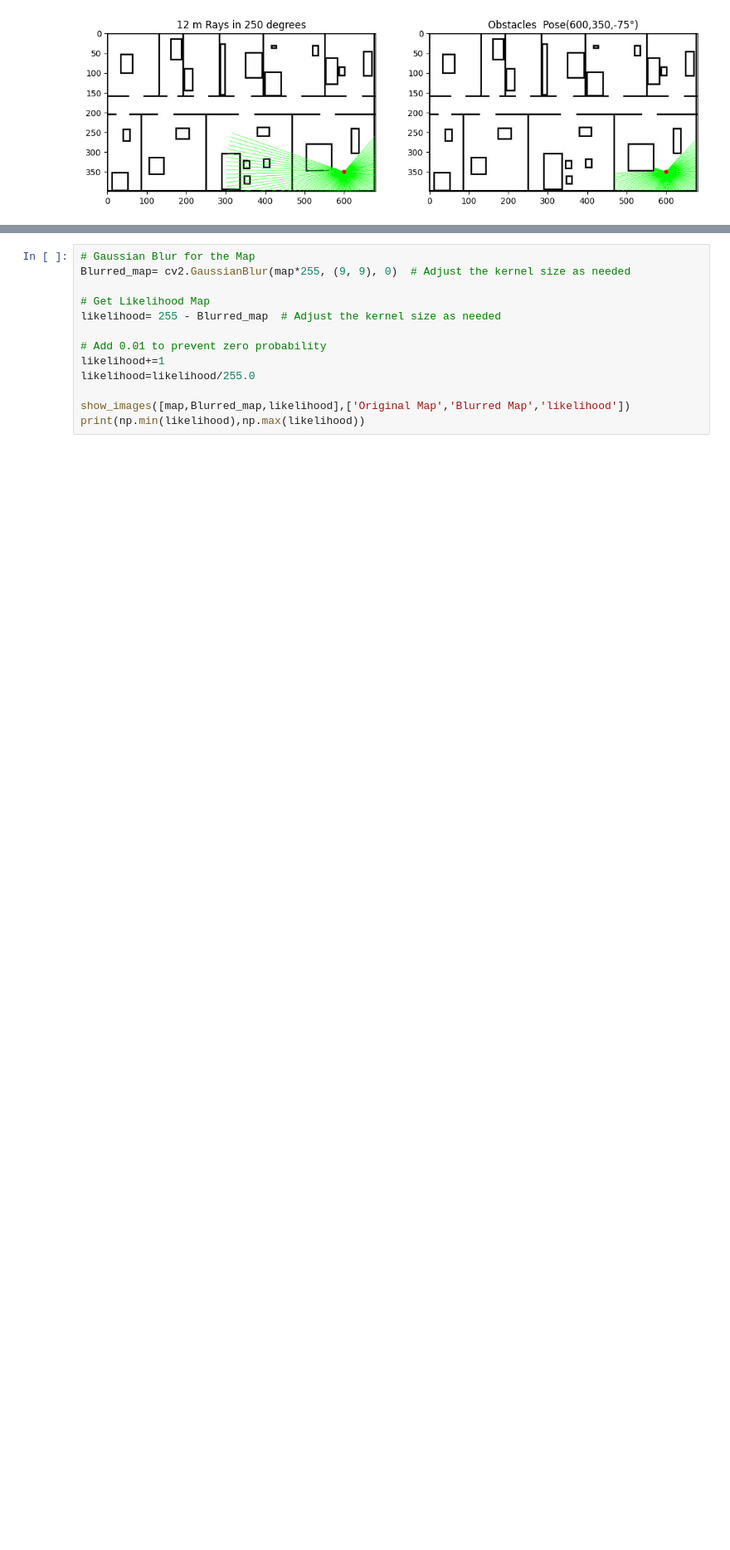
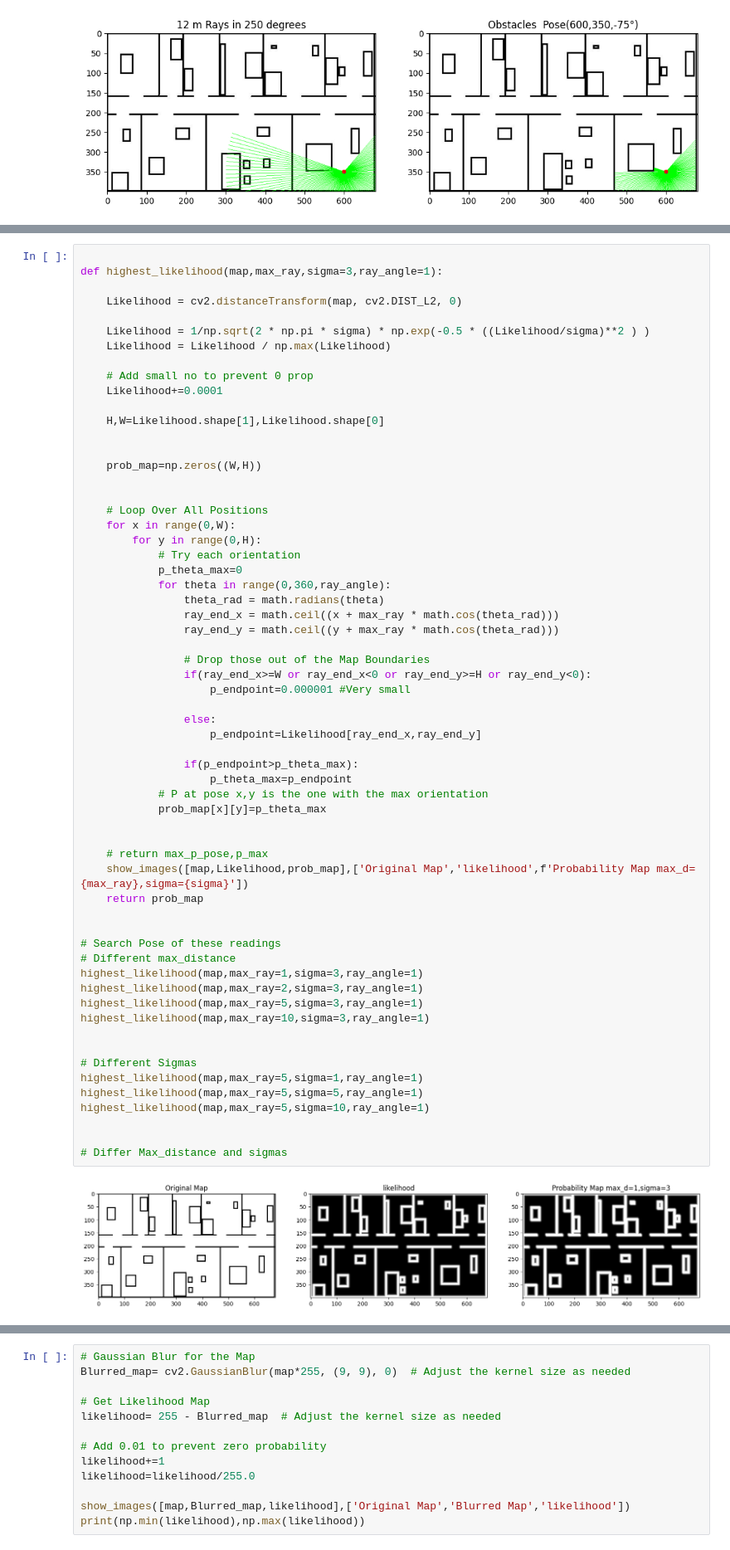
Before and after one commit to BasmaElhoseny01/Robotics-Assigment, a Jupyter notebook: assigment.ipynb, the cells around one changed output, grey strips where cells are left out. Shown at 83% size. Drawn from its saved outputs; the diff is of its cells as text; blank space fills up the shorter version.

```diff
--- a/assigment.ipynb
+++ b/assigment.ipynb
@@ -167,0 +167,63 @@ _=laser_range(map,initial_pose=(600,350,-75))
+# %%
+
+def highest_likelihood(map,max_ray,sigma=3,ray_angle=1):
+
+    Likelihood = cv2.distanceTransform(map, cv2.DIST_L2, 0)
+
+    Likelihood = 1/np.sqrt(2 * np.pi * sigma) * np.exp(-0.5 * ((Likelihood/sigma)**2 ) )
+    Likelihood = Likelihood / np.max(Likelihood)
+
+    # Add small no to prevent 0 prop
+    Likelihood+=0.0001
+
+    H,W=Likelihood.shape[1],Likelihood.shape[0]
+
+
+    prob_map=np.zeros((W,H))
+
+
+    # Loop Over All Positions
+    for x in range(0,W):
+        for y in range(0,H):
+            # Try each orientation
+            p_theta_max=0
+            for theta in range(0,360,ray_angle):
+                theta_rad = math.radians(theta)
+                ray_end_x = math.ceil((x + max_ray * math.cos(theta_rad)))
+                ray_end_y = math.ceil((y + max_ray * math.cos(theta_rad)))
+
+                # Drop those out of the Map Boundaries
+                if(ray_end_x>=W or ray_end_x<0 or ray_end_y>=H or ray_end_y<0):
+                    p_endpoint=0.000001 #Very small
+
+                else:
+                    p_endpoint=Likelihood[ray_end_x,ray_end_y]
+
+                if(p_endpoint>p_theta_max):
+                    p_theta_max=p_endpoint
+            # P at pose x,y is the one with the max orientation
+            prob_map[x][y]=p_theta_max
+
+
+    # return max_p_pose,p_max
+    show_images([map,Likelihood,prob_map],['Original Map','likelihood',f'Probability Map max_d={max_ray},sigma={sigma}'])
+    return prob_map
+
+
+# Search Pose of these readings
+# Different max_distance
+highest_likelihood(map,max_ray=1,sigma=3,ray_angle=1)
+highest_likelihood(map,max_ray=2,sigma=3,ray_angle=1)
+highest_likelihood(map,max_ray=5,sigma=3,ray_angle=1)
+highest_likelihood(map,max_ray=10,sigma=3,ray_angle=1)
+
+
+# Different Sigmas
+highest_likelihood(map,max_ray=5,sigma=1,ray_angle=1)
+highest_likelihood(map,max_ray=5,sigma=5,ray_angle=1)
+highest_likelihood(map,max_ray=5,sigma=10,ray_angle=1)
+
+
+# Differ Max_distance and sigmas
+# %% [output]
+[figure, added]
```
Also changed, not shown: parts of 8 cells of this notebook, 1 other file.
